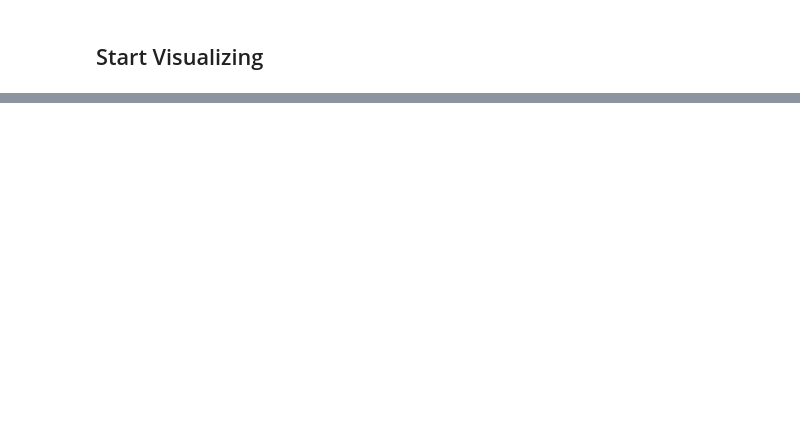
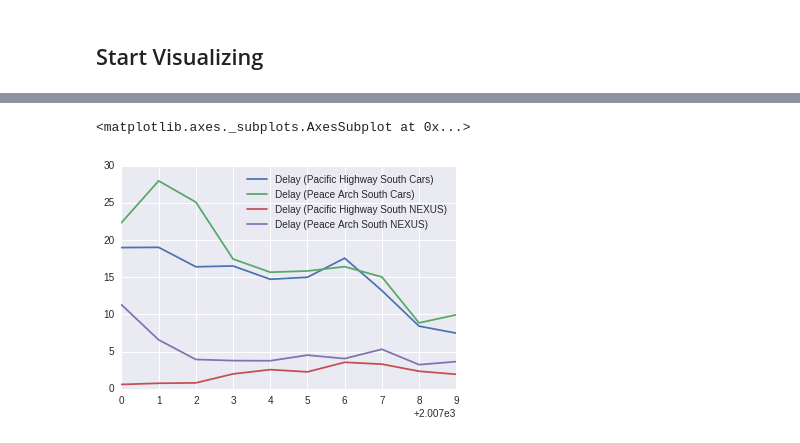
Before and after one commit to kartucson/border-project, a Jupyter notebook: Border Analysis.ipynb, the cells around one changed output, grey strips where cells are left out. Drawn from its saved outputs; the diff is of its cells as text; code cells hidden in the pictures; blank space fills up the shorter version.

```diff
--- a/Border Analysis.ipynb
+++ b/Border Analysis.ipynb
@@ -181,0 +564,5 @@ with plt.style.context('fivethirtyeight'):
+# %%
+nexus_vs_df[souths_list].groupby(nexus_vs_df.index.year).mean().plot()
+# %% [output]
+<matplotlib.axes._subplots.AxesSubplot at 0x...>
+[figure, added]
```
Also changed, not shown: parts of 113 cells of this notebook, 17 other files.
